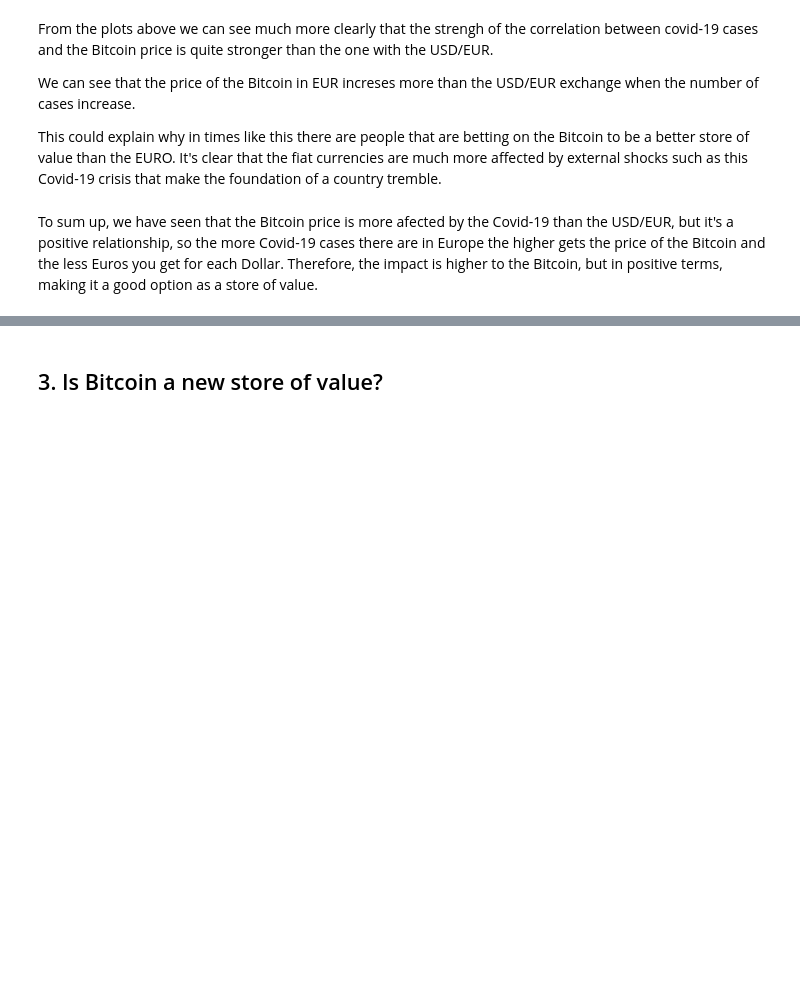
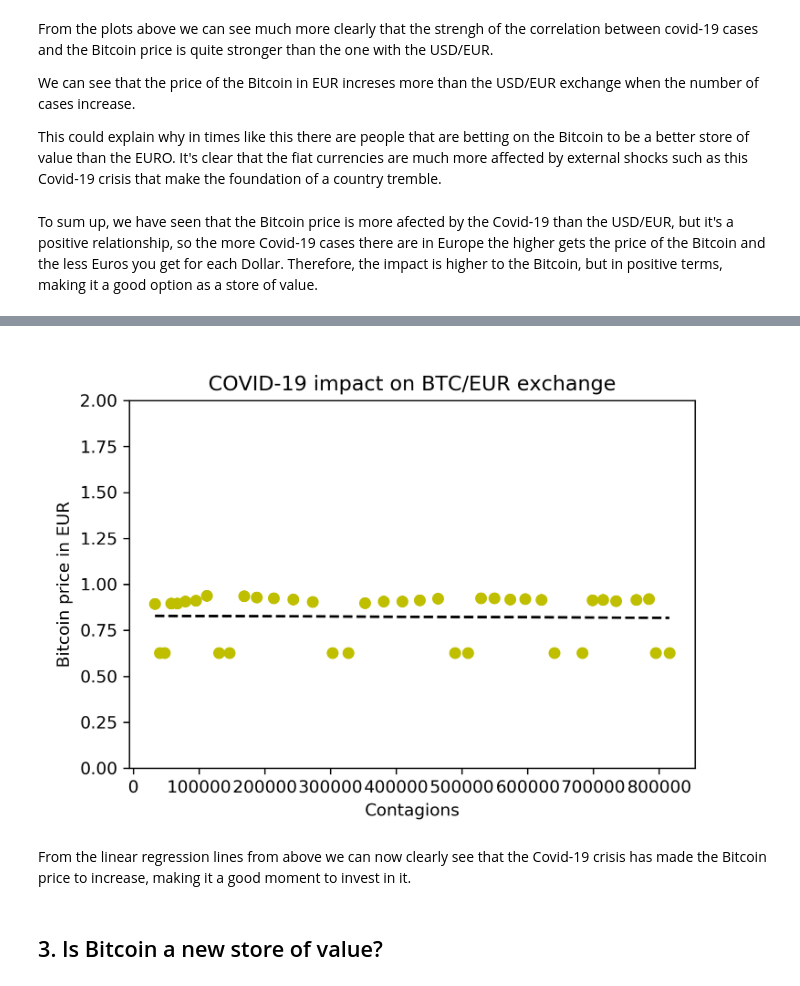
Before and after one commit to ta-data-bcn/Project-Week-3-Data-Thieves, a Jupyter notebook: your-project/Paper/Paper.ipynb, the cells around one changed output, grey strips where cells are left out. Cells and saved outputs as stored; diff of their text form; code cells hidden in the pictures; blank space fills up the shorter version.

```diff
--- a/your-project/Paper/Paper.ipynb
+++ b/your-project/Paper/Paper.ipynb
@@ -130,3 +136,9 @@ Therefore, the impact is higher to the Bitcoin, but in positive terms, making it
+# %%
+Image("reg_EUR.png")
+# %% [output]
+[figure, added]
+# %% [markdown]
+From the linear regression lines from above we can now clearly see that the Covid-19 crisis has made the Bitcoin price to increase, making it a good moment to invest in it.
 # %% [markdown]
 ## 3. Is Bitcoin a new store of value?
 # %% [markdown]
```
Also changed, not shown: parts of 4 cells of this notebook, 5 other files.
